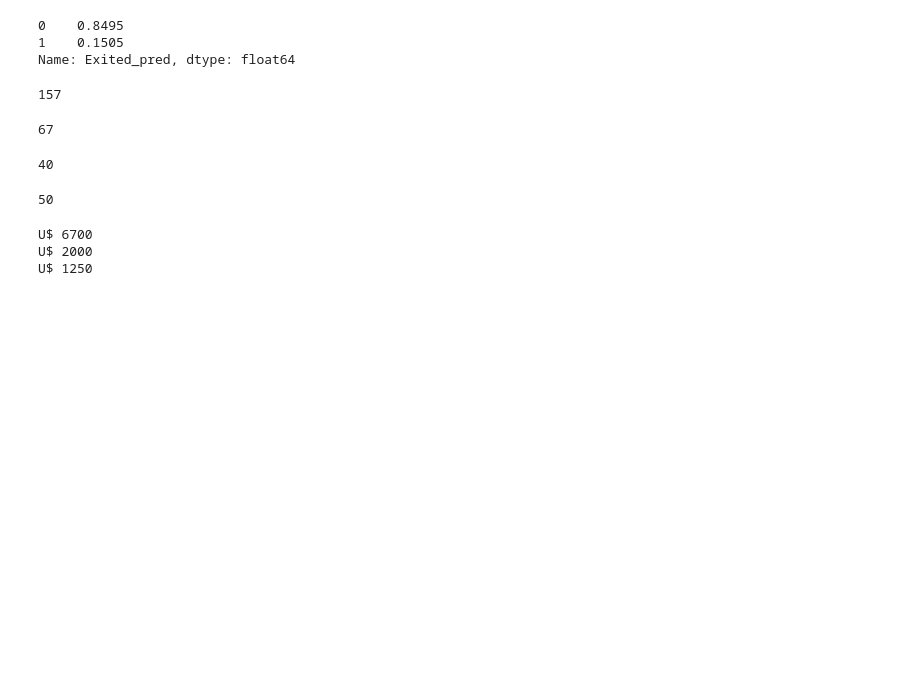
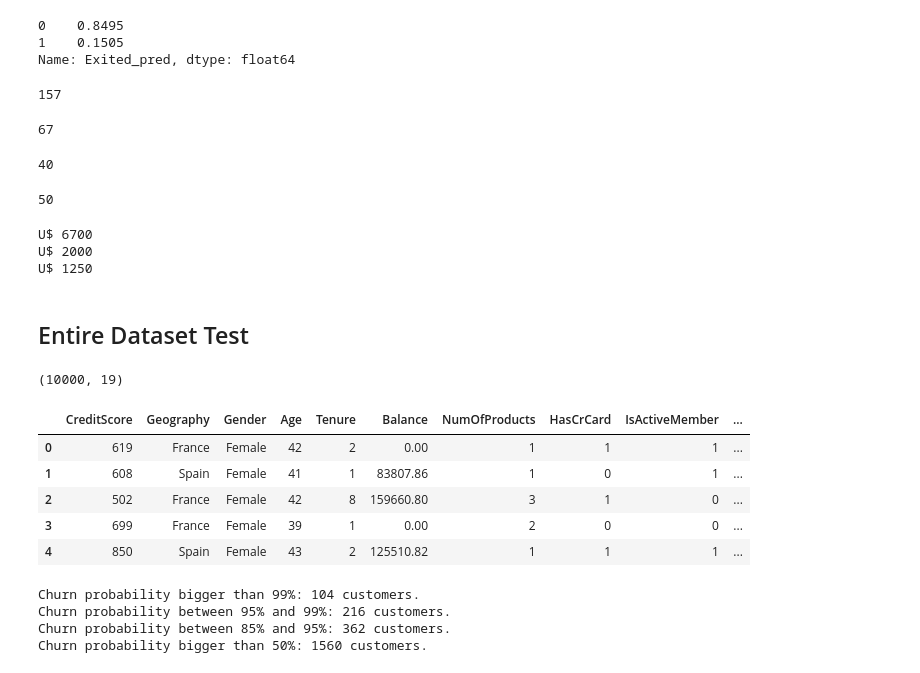
Before and after one commit to felipedmnq/churn-prediction, a Jupyter notebook: notebooks/C3_churn.ipynb, the cells around one changed output. Drawn from its saved outputs; the diff is of its cells as text; code cells hidden in the pictures; blank space fills up the shorter version.

```diff
--- a/notebooks/C3_churn.ipynb
+++ b/notebooks/C3_churn.ipynb
@@ -1228,3 +1246,5 @@ print('U$', len(X_test_normal[(X_test_normal['ChurnProbability'] <= 75) & (X_tes
 U$ 6700
 U$ 2000
 U$ 1250
+# %% [markdown]
+## Entire Dataset Test
@@ -1230,0 +1299,21 @@ U$ 1250
+# %%
+# Drop clients that we already know that are exited and we cant bring this customers back.
+#X_prep = X_prep[X_prep['Exited'] != 1]
+#X = df4[df4['Exited'] != 1]
+
+# Drop "Exited" column.
+#X_prep = X_prep.drop('Exited', axis = 1)
+X = df4
+# %%
+X_prep.shape
+# %% [output]
+(10000, 19)
+# %%
+X.head()
+# %% [output]
+|  | CreditScore | Geography | Gender | Age | Tenure | Balance | NumOfProducts | HasCrCard | IsActiveMember | ... |
+| 0 | 619 | France | Female | 42 | 2 | 0.00 | 1 | 1 | 1 | ... |
+| 1 | 608 | Spain | Female | 41 | 1 | 83807.86 | 1 | 0 | 1 | ... |
+| 2 | 502 | France | Female | 42 | 8 | 159660.80 | 3 | 1 | 0 | ... |
+| 3 | 699 | France | Female | 39 | 1 | 0.00 | 2 | 0 | 0 | ... |
+| 4 | 850 | Spain | Female | 43 | 2 | 125510.82 | 1 | 1 | 1 | ... |
@@ -1230,0 +1325,10 @@ U$ 1250
+# %%
+print(f'Churn probability bigger than 99%: {len(X[X["ChurnProbability"] >= 99])} customers.')
+print(f'Churn probability between 95% and 99%: {len(X[(X["ChurnProbability"] >= 95) & (X["ChurnProbability"] < 99)])} customers.')
+print(f'Churn probability between 85% and 95%: {len(X[(X["ChurnProbability"] >= 85) & (X["ChurnProbability"] < 95)])} customers.')
+print(f'Churn probability bigger than 50%: {len(X[X["ChurnProbability"] > 50])} customers.')
+# %% [output]
+Churn probability bigger than 99%: 104 customers.
+Churn probability between 95% and 99%: 216 customers.
+Churn probability between 85% and 95%: 362 customers.
+Churn probability bigger than 50%: 1560 customers.
```
Also changed, not shown: parts of 13 cells of this notebook.
